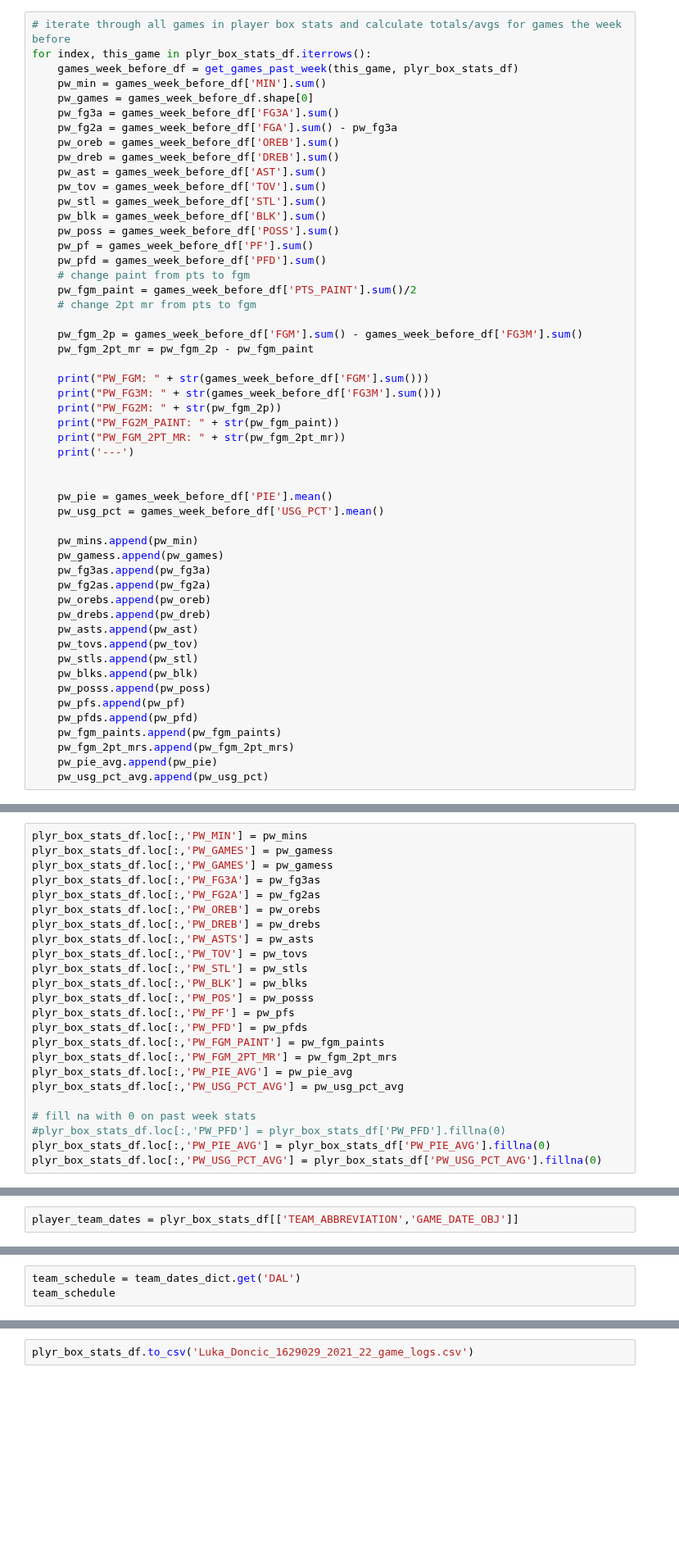
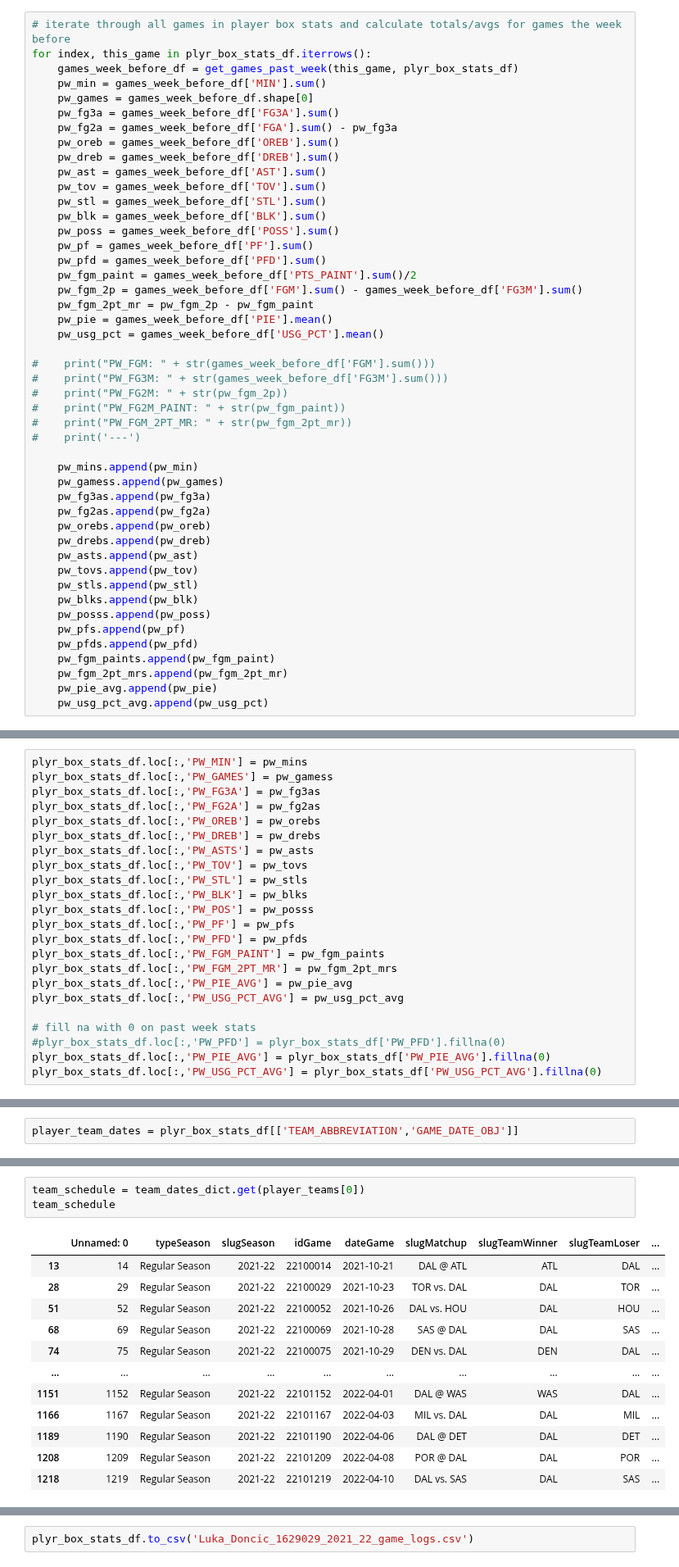
Before and after one commit to NadeemPatel2019/MSDS-456-final-project, a Jupyter notebook: nba_com_player_box_stats_scraping_2021-22.ipynb, the cells around one changed output, grey strips where cells are left out. Shown at 82% size. Drawn from its saved outputs; the diff is of its cells as text; blank space fills up the shorter version.

Commit message:
WIP player injury calculations

```diff
--- a/nba_com_player_box_stats_scraping_2021-22.ipynb
+++ b/nba_com_player_box_stats_scraping_2021-22.ipynb
@@ -418,23 +422,18 @@ for index, this_game in plyr_box_stats_df.iterrows():
     pw_poss = games_week_before_df['POSS'].sum()
     pw_pf = games_week_before_df['PF'].sum()
     pw_pfd = games_week_before_df['PFD'].sum()
-    # change paint from pts to fgm
     pw_fgm_paint = games_week_before_df['PTS_PAINT'].sum()/2
-    # change 2pt mr from pts to fgm
-
     pw_fgm_2p = games_week_before_df['FGM'].sum() - games_week_before_df['FG3M'].sum()
     pw_fgm_2pt_mr = pw_fgm_2p - pw_fgm_paint
-
-    print("PW_FGM: " + str(games_week_before_df['FGM'].sum()))
-    print("PW_FG3M: " + str(games_week_before_df['FG3M'].sum()))
-    print("PW_FG2M: " + str(pw_fgm_2p))
-    print("PW_FG2M_PAINT: " + str(pw_fgm_paint))
-    print("PW_FGM_2PT_MR: " + str(pw_fgm_2pt_mr))
-    print('---')
-
-
     pw_pie = games_week_before_df['PIE'].mean()
     pw_usg_pct = games_week_before_df['USG_PCT'].mean()
+
+#    print("PW_FGM: " + str(games_week_before_df['FGM'].sum()))
+#    print("PW_FG3M: " + str(games_week_before_df['FG3M'].sum()))
+#    print("PW_FG2M: " + str(pw_fgm_2p))
+#    print("PW_FG2M_PAINT: " + str(pw_fgm_paint))
+#    print("PW_FGM_2PT_MR: " + str(pw_fgm_2pt_mr))
+#    print('---')
 
     pw_mins.append(pw_min)
     pw_gamess.append(pw_games)
@@ -449,7 +448,7 @@ for index, this_game in plyr_box_stats_df.iterrows():
     pw_posss.append(pw_poss)
     pw_pfs.append(pw_pf)
     pw_pfds.append(pw_pfd)
-    pw_fgm_paints.append(pw_fgm_paints)
-    pw_fgm_2pt_mrs.append(pw_fgm_2pt_mrs)
+    pw_fgm_paints.append(pw_fgm_paint)
+    pw_fgm_2pt_mrs.append(pw_fgm_2pt_mr)
     pw_pie_avg.append(pw_pie)
     pw_usg_pct_avg.append(pw_usg_pct)
@@ -610,6 +455,5 @@ See the caveats in the documentation: https://pandas.pydata.org/pandas-docs/stab
 # %%
 plyr_box_stats_df.loc[:,'PW_MIN'] = pw_mins
-plyr_box_stats_df.loc[:,'PW_GAMES'] = pw_gamess
 plyr_box_stats_df.loc[:,'PW_GAMES'] = pw_gamess
 plyr_box_stats_df.loc[:,'PW_FG3A'] = pw_fg3as
 plyr_box_stats_df.loc[:,'PW_FG2A'] = pw_fg2as
@@ -789,3 +828,16 @@ player_teams
 # %%
-team_schedule = team_dates_dict.get('DAL')
+team_schedule = team_dates_dict.get(player_teams[0])
 team_schedule
+# %% [output]
+|  | Unnamed: 0 | typeSeason | slugSeason | idGame | dateGame | slugMatchup | slugTeamWinner | slugTeamLoser | ... |
+| 13 | 14 | Regular Season | 2021-22 | 22100014 | 2021-10-21 | DAL @ ATL | ATL | DAL | ... |
+| 28 | 29 | Regular Season | 2021-22 | 22100029 | 2021-10-23 | TOR vs. DAL | DAL | TOR | ... |
+| 51 | 52 | Regular Season | 2021-22 | 22100052 | 2021-10-26 | DAL vs. HOU | DAL | HOU | ... |
+| 68 | 69 | Regular Season | 2021-22 | 22100069 | 2021-10-28 | SAS @ DAL | DAL | SAS | ... |
+| 74 | 75 | Regular Season | 2021-22 | 22100075 | 2021-10-29 | DEN vs. DAL | DEN | DAL | ... |
+| ... | ... | ... | ... | ... | ... | ... | ... | ... | ... |
+| 1151 | 1152 | Regular Season | 2021-22 | 22101152 | 2022-04-01 | DAL @ WAS | WAS | DAL | ... |
+| 1166 | 1167 | Regular Season | 2021-22 | 22101167 | 2022-04-03 | MIL vs. DAL | DAL | MIL | ... |
+| 1189 | 1190 | Regular Season | 2021-22 | 22101190 | 2022-04-06 | DAL @ DET | DAL | DET | ... |
+| 1208 | 1209 | Regular Season | 2021-22 | 22101209 | 2022-04-08 | POR @ DAL | DAL | POR | ... |
+| 1218 | 1219 | Regular Season | 2021-22 | 22101219 | 2022-04-10 | DAL vs. SAS | DAL | SAS | ... |
```
Also changed, not shown: parts of 49 cells of this notebook.
